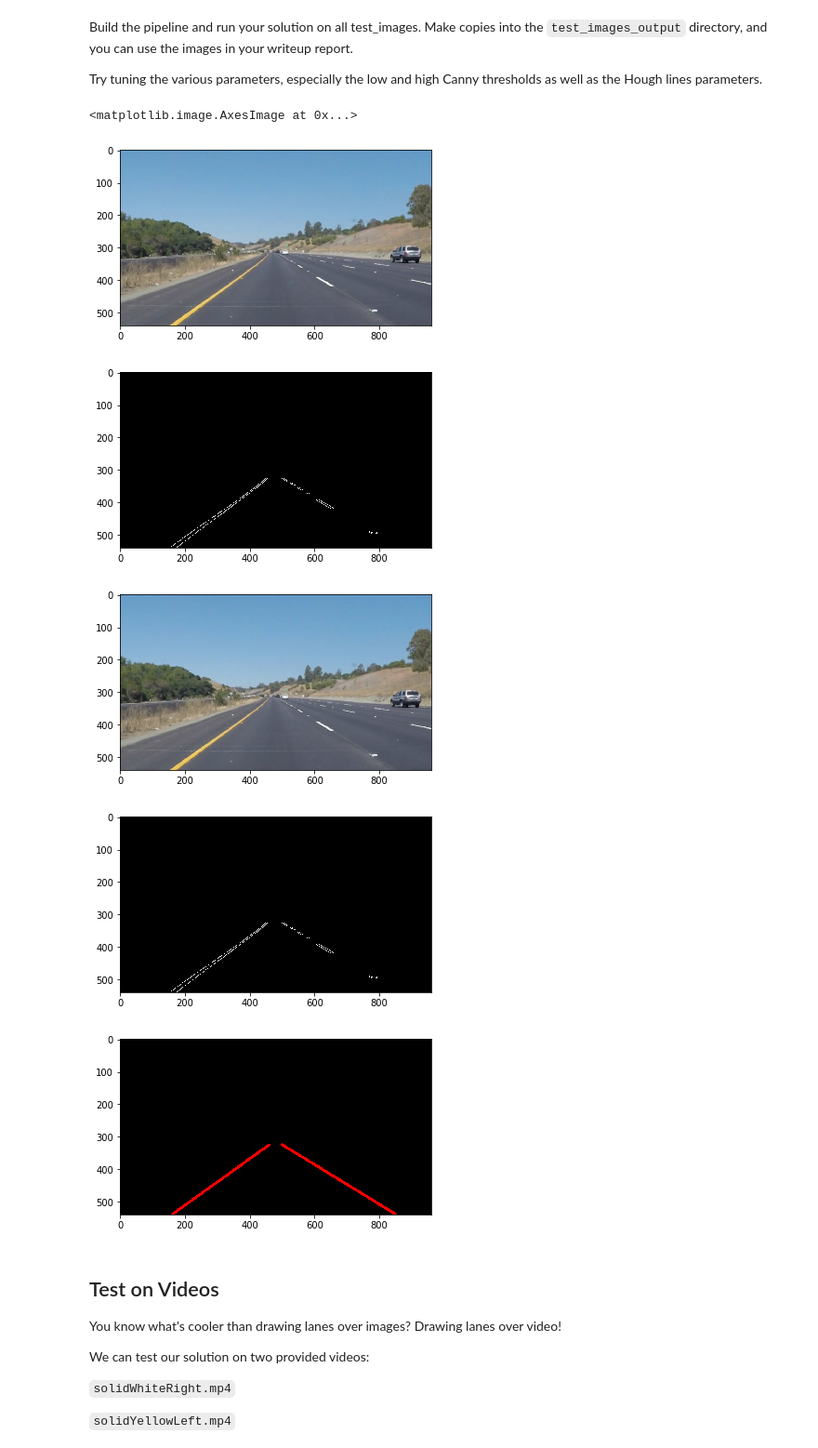
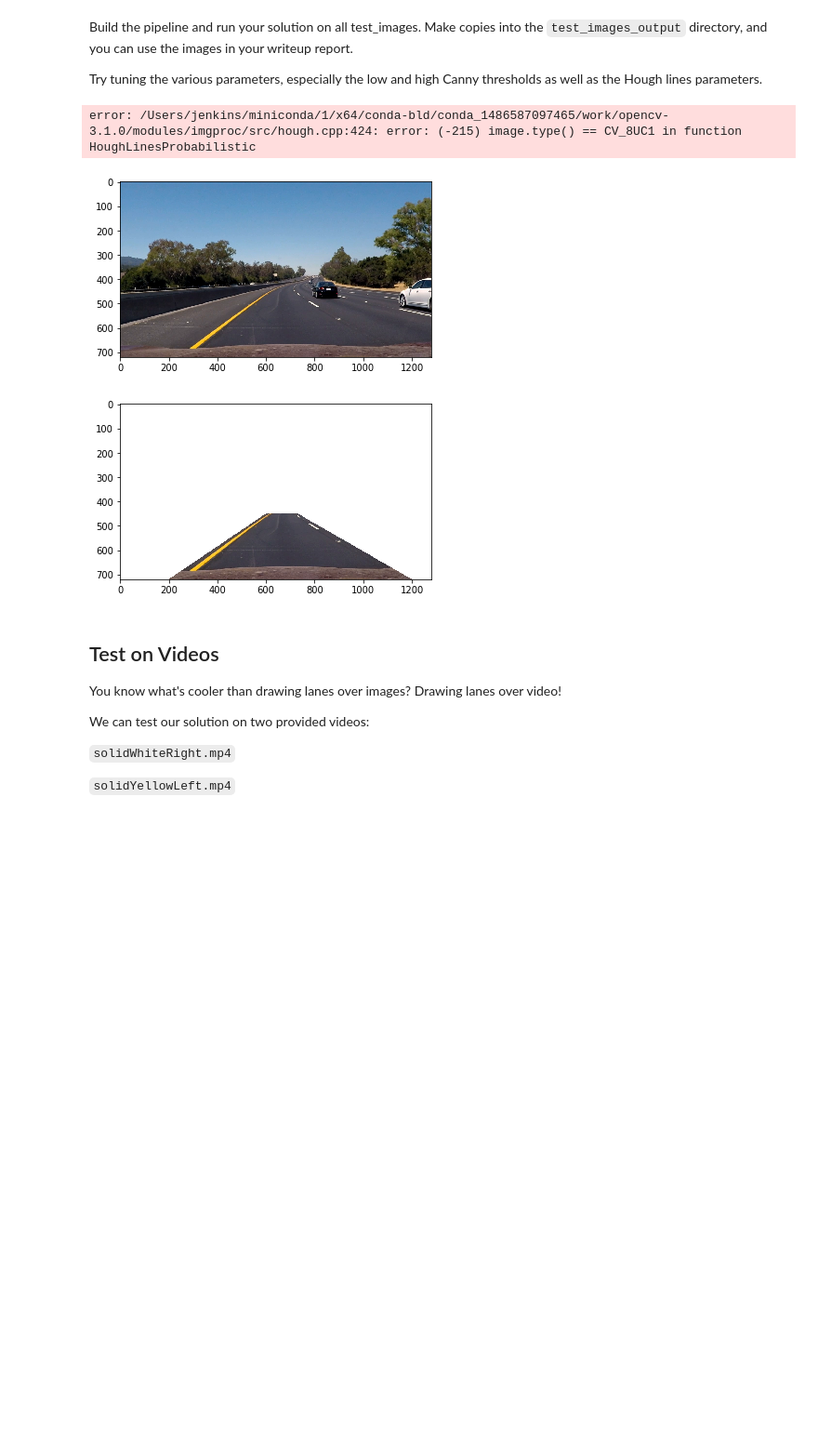
Before and after one commit to root221/CarND-LaneLines-P1, a Jupyter notebook: P1.ipynb, the cells around one changed output. Shown: that part at 93% size. Saved outputs shown, nothing was run; the diff lists cells and outputs as text; code cells hidden in the pictures; blank space fills up the shorter version.

```diff
--- a/P1.ipynb
+++ b/P1.ipynb
@@ -141,6 +141,7 @@ def draw_lines(img, lines, color=[255, 0, 0], thickness=2):
     If you want to make the lines semi-transparent, think about combining
     this function with the weighted_img() function below
     """
+
     right_line_points_x = []
     right_line_points_y = []
     left_line_points_x = []
@@ -151,31 +152,40 @@ def draw_lines(img, lines, color=[255, 0, 0], thickness=2):
         for x1,y1,x2,y2 in line:
 
             # right line
-            if((y2-y1)/(x2-x1)) > 0.5 and ((y2-y1)/(x2-x1)) < 0.8 and x1 > 450 and x2 > 450:
+            if((y2-y1)/(x2-x1)) > 0.5 and ((y2-y1)/(x2-x1)) < 0.8 and x1 > 600 and x2 > 600:
                 right_line_points_x.append(x1)
                 right_line_points_x.append(x2)
                 right_line_points_y.append(y1)
                 right_line_points_y.append(y2)
             # left line
-            elif ((y2-y1)/(x2-x1)) > -0.9 and ((y2-y1)/(x2-x1)) < -0.6:
+            elif ((y2-y1)/(x2-x1)) > -0.9 and ((y2-y1)/(x2-x1)) < -0.6 and x1 < 600 and x2 < 600:
                 left_line_points_x.append(x1)
                 left_line_points_x.append(x2)
                 left_line_points_y.append(y1)
                 left_line_points_y.append(y2)
 
 
-    (m,b) = np.polyfit(np.array(left_line_points_x),np.array(left_line_points_y),1)
+    if(left_line_points_x):
+        (m,b) = np.polyfit(np.array(left_line_points_x),np.array(left_line_points_y),1)
 
-    x1 = int((538-b)/m)
-    x2 = int((325-b)/m)
-    cv2.line(img,(x1,538),(x2,325),color,8)
+        x1 = int((450-b)/m)
+        x2 = int((700-b)/m)
+        cv2.line(img,(x1,450),(x2,700),color,10)
 
-    (m,b) = np.polyfit(np.array(right_line_points_x),np.array(right_line_points_y),1)
+    if(right_line_points_x):
+        (m,b) = np.polyfit(np.array(right_line_points_x),np.array(right_line_points_y),1)
 
-    x1 = int((538-b)/m)
-    x2 = int((325-b)/m)
-    cv2.line(img,(x1,538),(x2,325),color,8)
+        x1 = int((450-b)/m)
+        x2 = int((700-b)/m)
+        cv2.line(img,(x1,450),(x2,700),color,10)
 
+    #for line in lines:
+    #    for x1,y1,x2,y2 in line:
+            # right line
+    #        if((y2-y1)/(x2-x1)) > 0.5 and ((y2-y1)/(x2-x1)) < 0.8:
+    #            cv2.line(img,(x1,y1),(x2,y2),color,8)
+    #        elif ((y2-y1)/(x2-x1)) > -0.9 and ((y2-y1)/(x2-x1)) < -0.6:
+    #            cv2.line(img,(x1,y1),(x2,y2),color,8)
 
 def hough_lines(img, rho, theta, threshold, min_line_len, max_line_gap):
     """
@@ -223,39 +233,37 @@ Try tuning the various parameters, especially the low and high Canny thresholds
 # %%
 # TODO: Build your pipeline that will draw lane lines on the test_images
 # then save them to the test_images directory.
 filename = "solidYellowCurve.jpg"
 path = "test_images/" + filename
-img = mpimg.imread(path)
+img = mpimg.imread("out.jpg")
+
 gray = grayscale(img)
 blur = gaussian_blur(gray, 5)
 edges = canny(blur, 50, 150)
-roi = region_of_interest(edges,np.array([[(120,edges.shape[0]),(450,325),(520,325),(950,edges.shape[0])]]))
+roi = region_of_interest(img,np.array([[(200,edges.shape[0]),(600,450),(730,450),(1200,edges.shape[0])]]))
 plt.figure()
 plt.imshow(img)
 plt.figure()
 plt.imshow(roi,cmap='gray')
 rho = 1
 theta = np.pi/180
 threshold = 5
 min_line_len = 10
 max_line_gap = 10
 lines = hough_lines(roi, rho, theta, threshold, min_line_len, max_line_gap)
 #img = weighted_img(lines, img)
 #print(lines)
 #roi = draw_lines(img, lines, color=[255, 0, 0], thickness=2)
 plt.figure()
 plt.imshow(img)
 plt.figure()
 plt.imshow(roi,cmap='gray')
 plt.figure()
 plt.imshow(lines, cmap='gray')
 # %% [output]
-<matplotlib.image.AxesImage at 0x...>
+error: /Users/jenkins/miniconda/1/x64/conda-bld/conda_1486587097465/work/opencv-3.1.0/modules/imgproc/src/hough.cpp:424: error: (-215) image.type() == CV_8UC1 in function HoughLinesProbabilistic
-[figure, old version]
+[figure, new version]
-[figure, old version]
+[figure, new version]
-[figure, removed]
-[figure, removed]
-[figure, removed]
 # %% [markdown]
 ## Test on Videos
 
```
Also changed, not shown: parts of 4 cells of this notebook.
